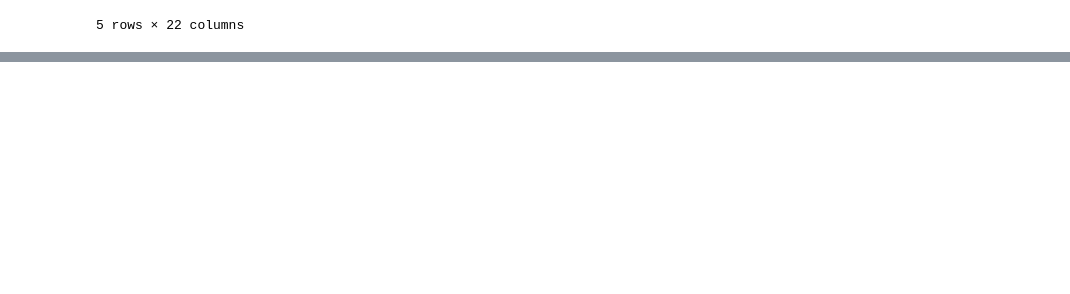
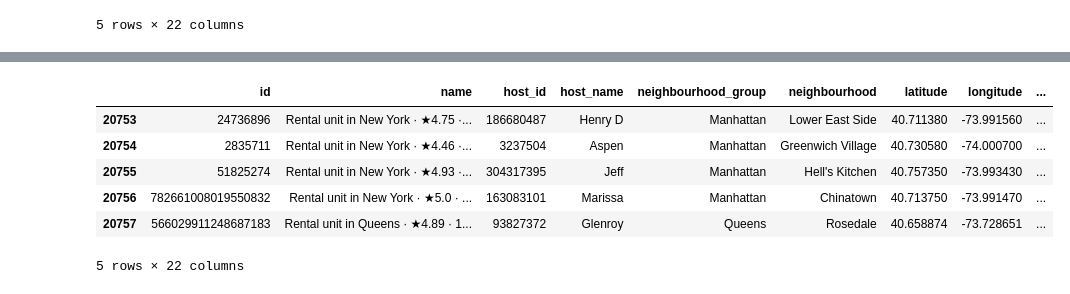
Before and after one commit to mus9090/pandas-practice, a Jupyter notebook: 03-pandas-eda.ipynb, the cells around one changed output, grey strips where cells are left out. Cells and saved outputs as stored; diff of their text form; code cells hidden in the pictures; blank space fills up the shorter version.

```diff
--- a/03-pandas-eda.ipynb
+++ b/03-pandas-eda.ipynb
@@ -32,0 +36,10 @@ memory usage: 6.1 MB
+# %%
+bnb.tail()
+# %% [output]
+|  | id | name | host_id | host_name | neighbourhood_group | neighbourhood | latitude | longitude | ... |
+| 20753 | 24736896 | Rental unit in New York · ★4.75 ·... | 186680487 | Henry D | Manhattan | Lower East Side | 40.711380 | -73.991560 | ... |
+| 20754 | 2835711 | Rental unit in New York · ★4.46 ·... | 3237504 | Aspen | Manhattan | Greenwich Village | 40.730580 | -74.000700 | ... |
+| 20755 | 51825274 | Rental unit in New York · ★4.93 ·... | 304317395 | Jeff | Manhattan | Hell's Kitchen | 40.757350 | -73.993430 | ... |
+| 20756 | 782661008019550832 | Rental unit in New York · ★5.0 · ... | 163083101 | Marissa | Manhattan | Chinatown | 40.713750 | -73.991470 | ... |
+| 20757 | 566029911248687183 | Rental unit in Queens · ★4.89 · 1... | 93827372 | Glenroy | Queens | Rosedale | 40.658874 | -73.728651 | ... |
+5 rows × 22 columns
```
Also changed, not shown: parts of 15 cells of this notebook, 2 other files.
